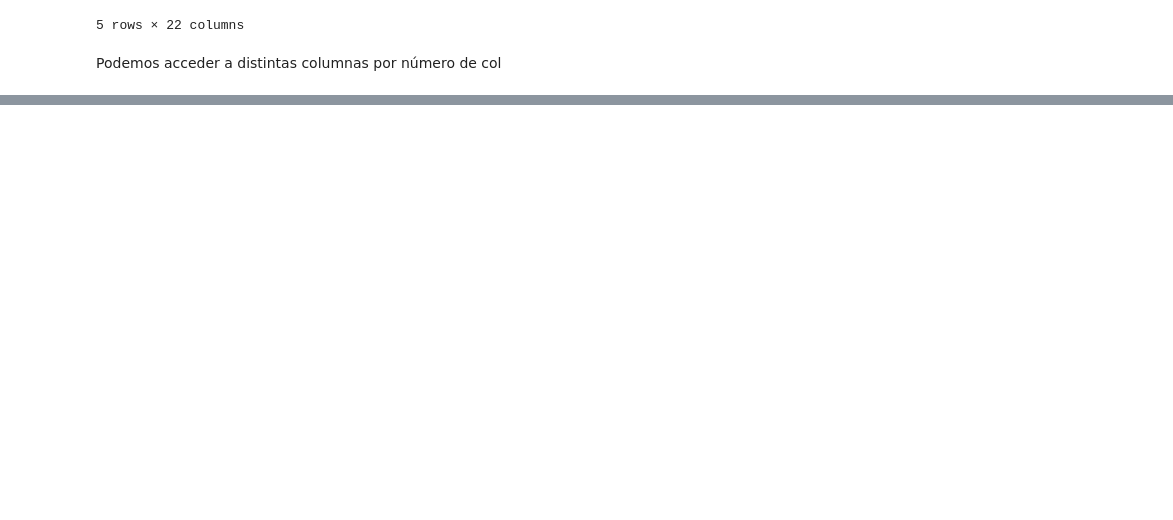
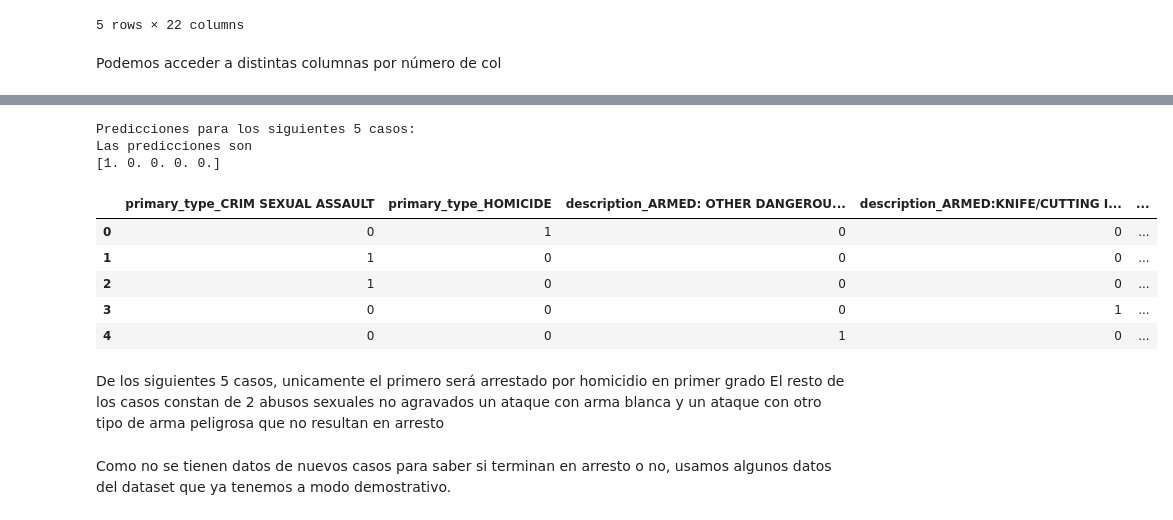
Before and after one commit to hyperion98/Kaggle, a Jupyter notebook: manejo-de-bigquery-y-consultas-sql.ipynb, the cells around one changed output, grey strips where cells are left out. Drawn from its saved outputs; the diff is of its cells as text; code cells hidden in the pictures; blank space fills up the shorter version.

```diff
--- a/manejo-de-bigquery-y-consultas-sql.ipynb
+++ b/manejo-de-bigquery-y-consultas-sql.ipynb
@@ -100,0 +128,22 @@ This query will process 299481596 bytes.
+# %%
+print("Predicciones para los siguientes 5 casos:")
+
+print("Las predicciones son")
+print(crimes_model.predict(x.head()))
+x.head()
+# %% [output]
+Predicciones para los siguientes 5 casos:
+Las predicciones son
+[1. 0. 0. 0. 0.]
+|  | primary_type_CRIM SEXUAL ASSAULT | primary_type_HOMICIDE | description_ARMED: OTHER DANGEROU... | description_ARMED:KNIFE/CUTTING I... | ... |
+| 0 | 0 | 1 | 0 | 0 | ... |
+| 1 | 1 | 0 | 0 | 0 | ... |
+| 2 | 1 | 0 | 0 | 0 | ... |
+| 3 | 0 | 0 | 0 | 1 | ... |
+| 4 | 0 | 0 | 1 | 0 | ... |
+# %% [markdown]
+De los siguientes 5 casos, unicamente el primero será arrestado por homicidio en primer grado
+El resto de los casos constan de 2 abusos sexuales no agravados
+un ataque con arma blanca y un ataque con otro tipo de arma peligrosa que no resultan en arresto
+# %% [markdown]
+Como no se tienen datos de nuevos casos para saber si terminan en arresto o no, usamos algunos datos del dataset que ya tenemos a modo demostrativo.
```
Also changed, not shown: parts of 9 cells of this notebook.
